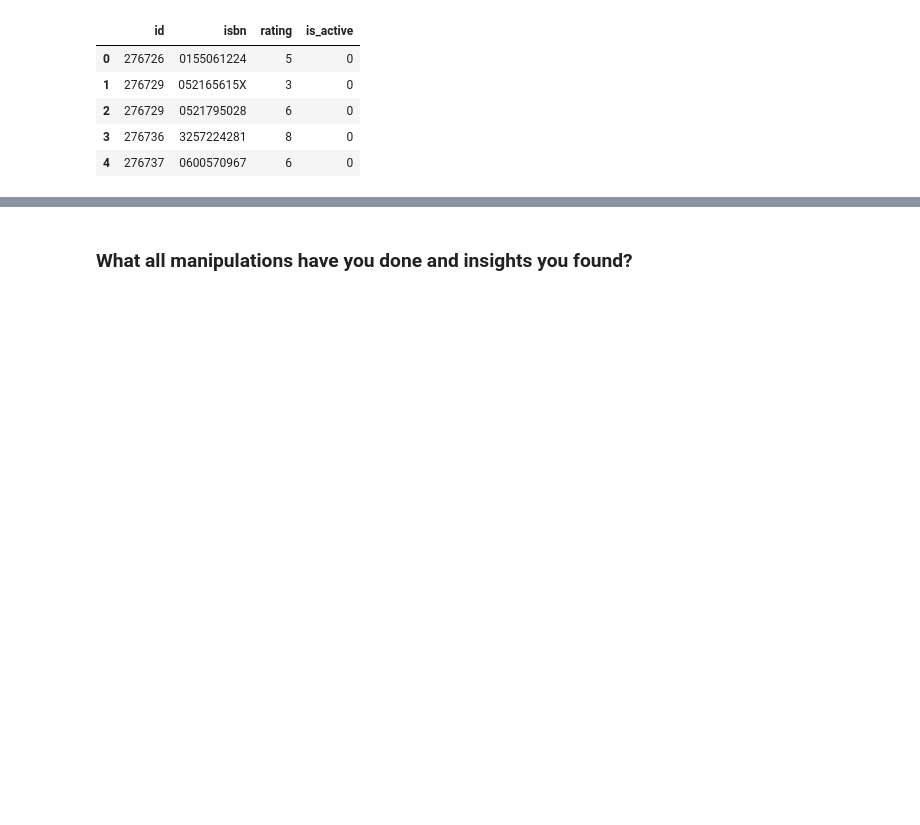
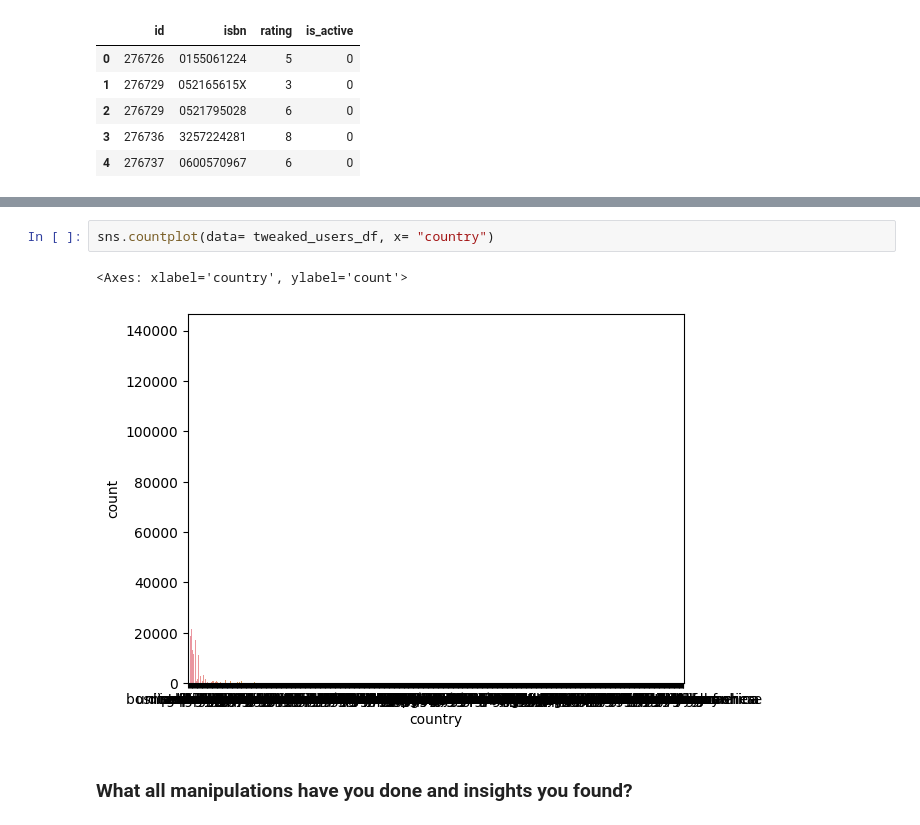
Before and after one commit to bisht-deepak/Capstone-Project-Recommendation-System, a Jupyter notebook: unsupervised-learning-book-recommendation-system.ipynb, the cells around one changed output, grey strips where cells are left out. Drawn from its saved outputs; the diff is of its cells as text; blank space fills up the shorter version.

```diff
--- a/unsupervised-learning-book-recommendation-system.ipynb
+++ b/unsupervised-learning-book-recommendation-system.ipynb
@@ -460,3 +631,8 @@ tweaked_users_df.head()
+# %%
+sns.countplot(data= tweaked_users_df, x= "country")
+# %% [output]
+<Axes: xlabel='country', ylabel='count'>
+[figure, added]
 # %% [markdown]
 ### What all manipulations have you done and insights you found?
 # %% [markdown]
```
Also changed, not shown: parts of 60 cells of this notebook.
